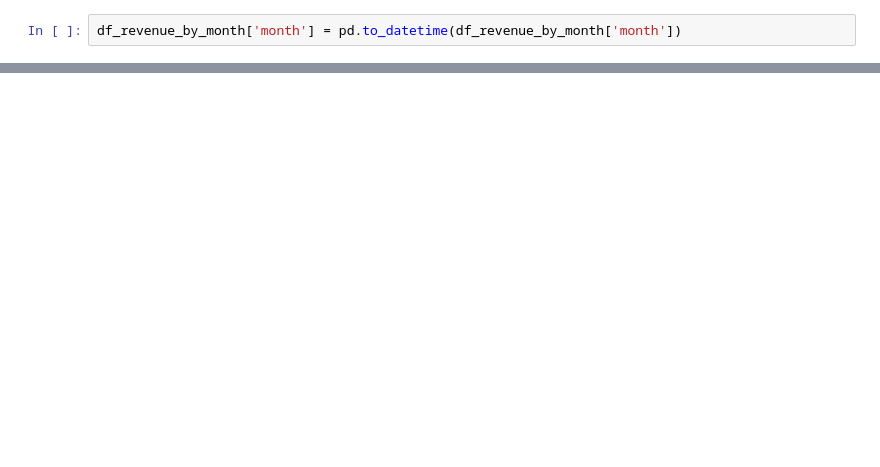
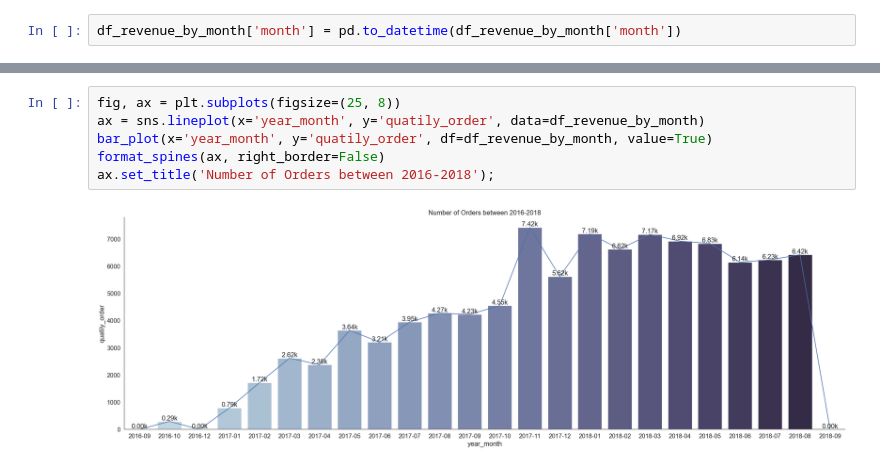
Before and after one commit to DaoNguyetMinh/ecommerce-data-analysis, a Jupyter notebook: Notebooks/Analyst.ipynb, the cells around one changed output, grey strips where cells are left out. Cells and saved outputs as stored; diff of their text form; blank space fills up the shorter version.

```diff
--- a/Notebooks/Analyst.ipynb
+++ b/Notebooks/Analyst.ipynb
@@ -176,0 +331,8 @@ customer_type_over_time['repeat_rate'].plot()
+# %%
+fig, ax = plt.subplots(figsize=(25, 8))
+ax = sns.lineplot(x='year_month', y='quatily_order', data=df_revenue_by_month)
+bar_plot(x='year_month', y='quatily_order', df=df_revenue_by_month, value=True)
+format_spines(ax, right_border=False)
+ax.set_title('Number of Orders between 2016-2018');
+# %% [output]
+[figure, added]
```
Also changed, not shown: parts of 54 cells of this notebook, 2 other files.
